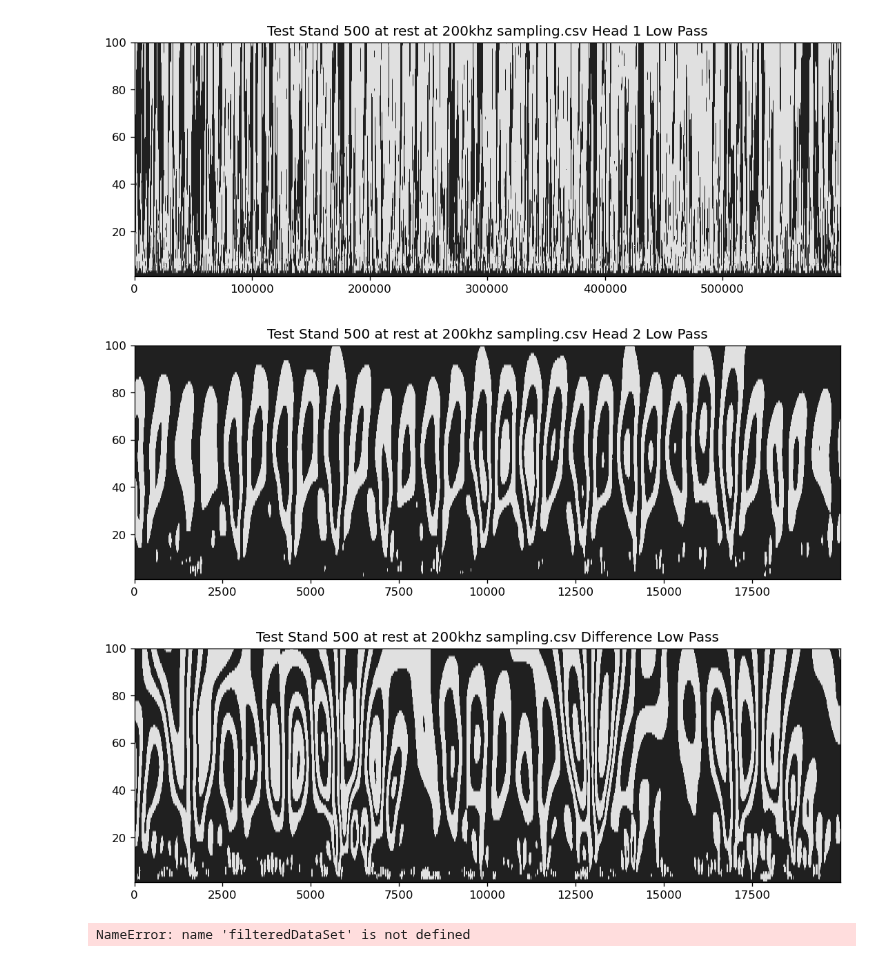
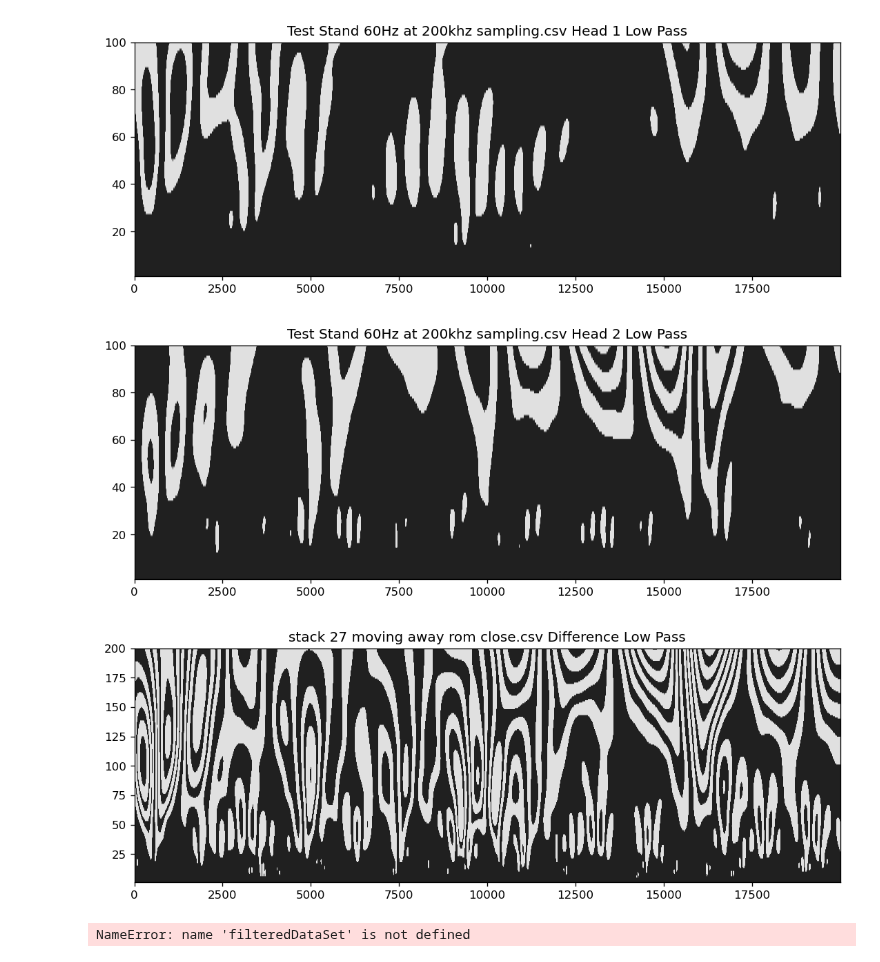
Before and after one commit to danchendrickson/RMG_NDE_Disssertation, a Jupyter notebook: 10 Laser Tests.ipynb, the cells around one changed output. Drawn from its saved outputs; the diff is of its cells as text; code cells hidden in the pictures.

```diff
--- a/10 Laser Tests.ipynb
+++ b/10 Laser Tests.ipynb
@@ -23,7 +23,7 @@ if not 'FFormat' in locals():
 Computer = "SciClone"   # "SciClone"    "WinLap"  "LinLap"   "Desktop"  "PortLap"
 
 #Standard cycle for collors and line styles
-default_cycler = (cycler('color', ['0.00', '0.40', '0.60', '0.70']) + cycler(linestyle=['-', '--', ':', '-.']))
+default_cycler = (cycler('color', ['0.40', '0.00', '0.60', '0.70']) + cycler(linestyle=['-', '--', ':', '-.']))
 plt.rc('axes', prop_cycle=default_cycler)
 my_cmap = plt.get_cmap('gray')
 PlotWidthIn = 11
@@ -63,7 +64,7 @@ elif Computer == 'PortLap':
 
 if Computer ==  "SciClone":
     rootfolder = '/sciclone/home20/dchendrickson01/'
-    folder = '/sciclone/scr10/dchendrickson01/New/'
+    folder = '/sciclone/scr10/dchendrickson01/Laser Data/'
 elif Computer == "Desktop":
     rootfolder = location
     folder = rootfolder #+ "SmallCopy\\"
@@ -80,6 +81,8 @@ elif Computer =='PortLap':
 def getDataFromfiles(file):
     try:
         DS = np.genfromtxt(open(file,'r'), delimiter=',',skip_header=0)
+        if np.shape(DS)[1]==4:
+            DS = DS[:,2:4]
     except:
         print('Fail on file',file)
         DS = file
@@ -175,18 +210,18 @@ plt.show()
 # %%
 FullFP1 = cf.getThumbprint2(Head1, 'sym5',100,20)
-h = cf.PlotFingerPrint([FullFP1.T,files[6]+' Head 1 Low Pass'])
+h = cf.PlotFingerPrint(FullFP1[300000:320000].T,files[11]+' Head 1 Low Pass')
 # %% [output]
-[figure, old version]
+[figure, new version]
 # %%
 FullFP2 = cf.getThumbprint2(Head2, 'sym5',100,20)
-hh = cf.PlotFingerPrint([FullFP2[300000:320000].T,files[6]+' Head 2 Low Pass'])
+hh = cf.PlotFingerPrint(FullFP2[300000:320000].T,files[11]+' Head 2 Low Pass')
 # %% [output]
-[figure, old version]
+[figure, new version]
 # %%
-FullFP2 = cf.getThumbprint2(Diff, 'sym6',100,20)
-hh = cf.PlotFingerPrint([FullFP2[300000:320000].T,files[6]+' Difference Low Pass'])
+FullFP2 = cf.getThumbprint2(Diff, 'sym6',200,10,10)
+hh = cf.PlotFingerPrint(FullFP2[300000:320000].T,files[11]+' Difference Low Pass')
 # %% [output]
-[figure, old version]
+[figure, new version]
 # %%
 FullFP1 = cf.getThumbprint2(np.array(filteredDataSet[:,0].T).flatten(), 'sym6',1000,20)
 FullFP2 = cf.getThumbprint2(np.array(filteredDataSet[:,1].T).flatten(), 'sym6',1000,20)
```
Also changed, not shown: parts of 9 cells of this notebook, 6 other files.
